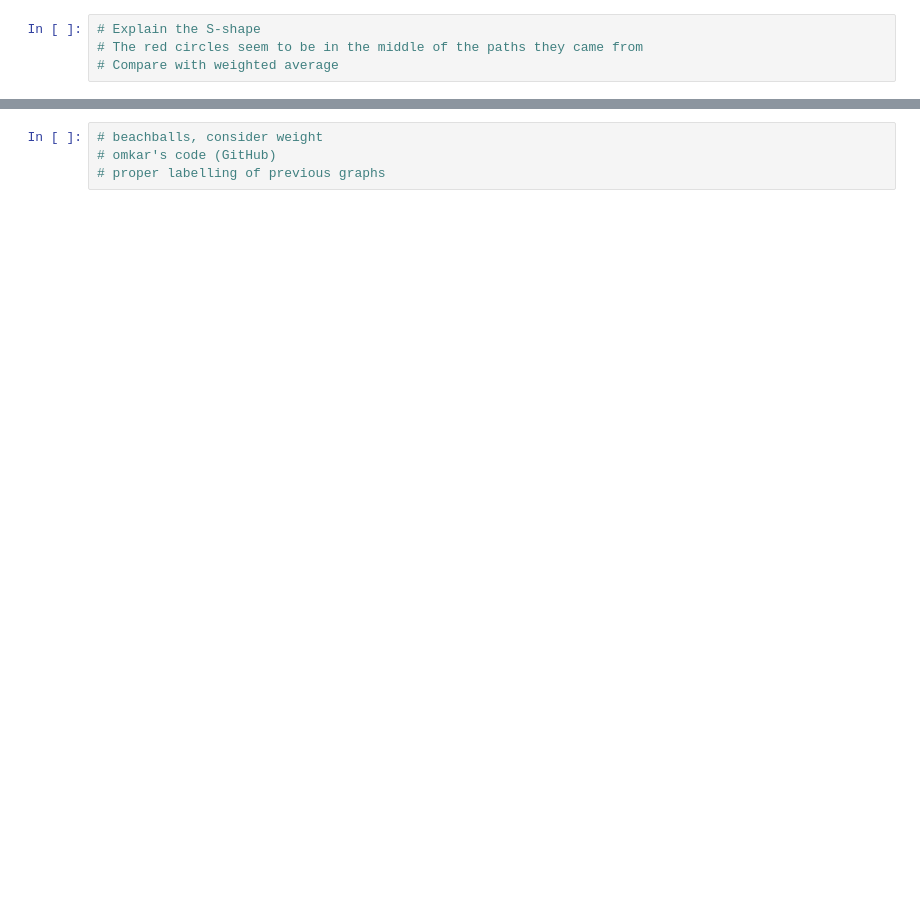
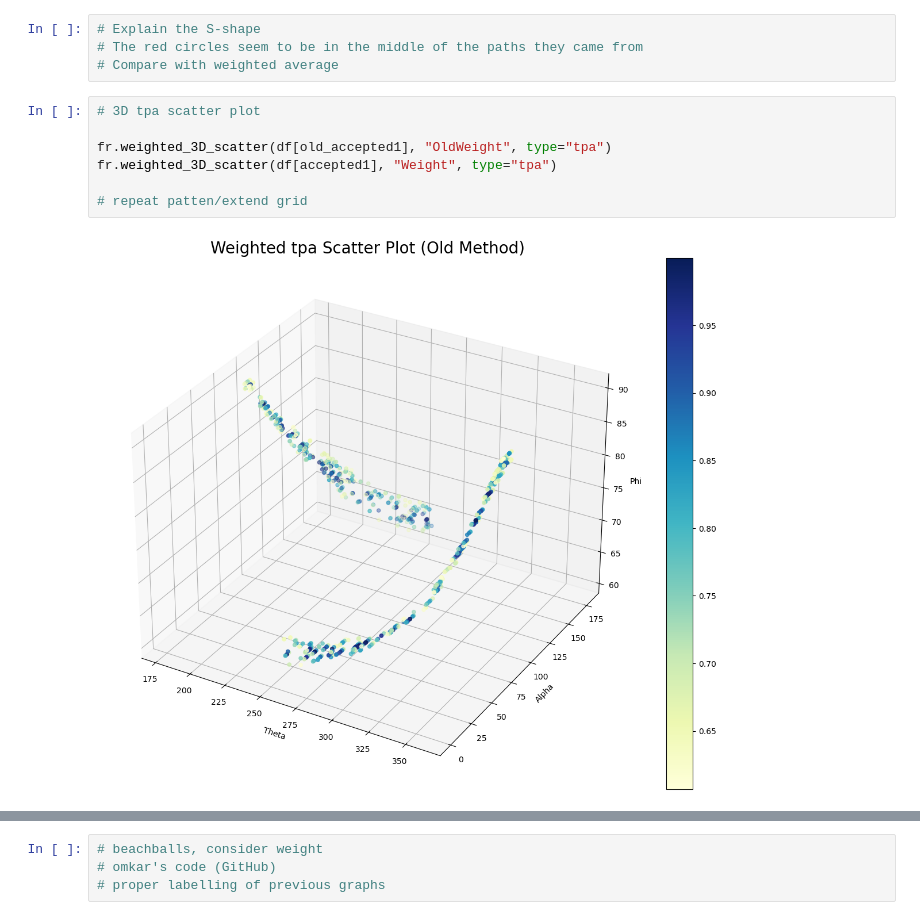
Before and after one commit to victoragaba/SURG-Mars, a Jupyter notebook: visuals.ipynb, the cells around one changed output, grey strips where cells are left out. Saved outputs shown, nothing was run; the diff lists cells and outputs as text; blank space fills up the shorter version.

```diff
--- a/visuals.ipynb
+++ b/visuals.ipynb
@@ -54,3 +56,12 @@ fr.weighted_3D_scatter(df[accepted1], "Weight", normal_faults)
 # Explain the S-shape
 # The red circles seem to be in the middle of the paths they came from
 # Compare with weighted average
+# %%
+# 3D tpa scatter plot
+
+fr.weighted_3D_scatter(df[old_accepted1], "OldWeight", type="tpa")
+fr.weighted_3D_scatter(df[accepted1], "Weight", type="tpa")
+
+# repeat patten/extend grid
+# %% [output]
+[figure, added]
```
Also changed, not shown: parts of 5 cells of this notebook, 3 other files.
